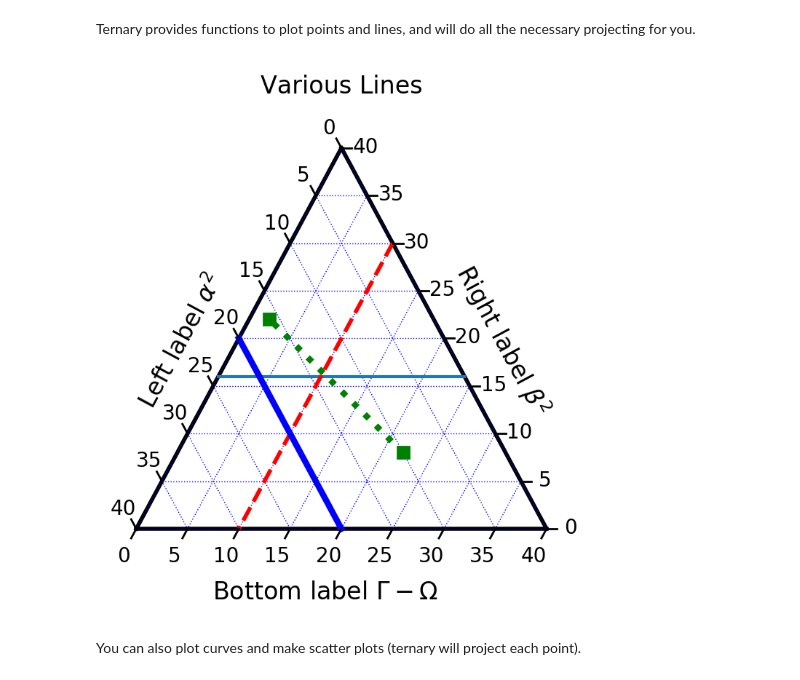
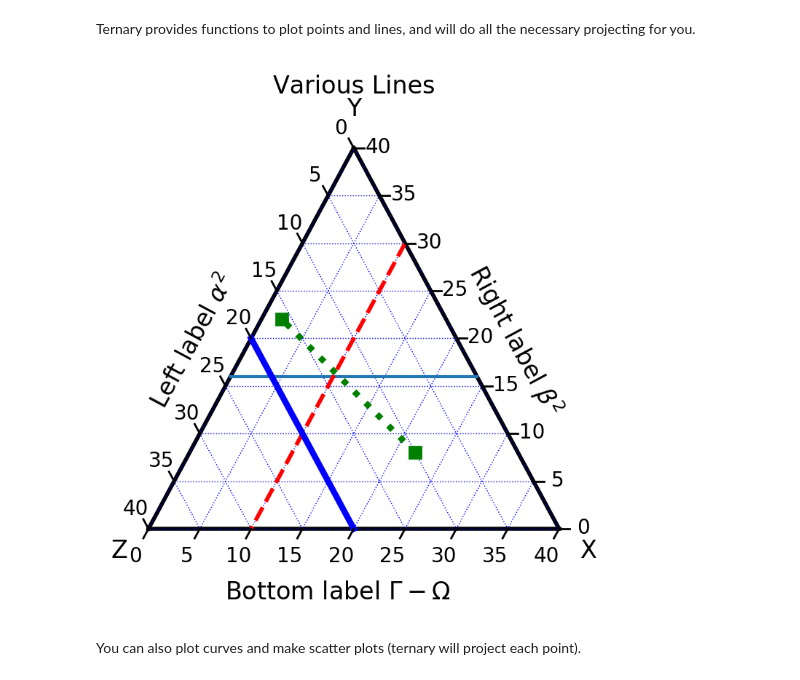
Before and after one commit to marcharper/python-ternary, a Jupyter notebook: examples/Ternary-Examples.ipynb, the cells around one changed output. Drawn from its saved outputs; the diff is of its cells as text; code cells hidden in the pictures.

Commit message:
Fix corner / axis label overwrites and update readme + example notebook

```diff
--- a/examples/Ternary-Examples.ipynb
+++ b/examples/Ternary-Examples.ipynb
@@ -56,34 +56,37 @@ scale = 40
 figure, tax = ternary.figure(scale=scale)
 # figure.set_size_inches(10, 10)
 
 # Draw Boundary and Gridlines
 tax.boundary(linewidth=2.0)
 tax.gridlines(color="blue", multiple=5)
 
 # Set Axis labels and Title
 fontsize = 12
 offset = 0.14
 tax.set_title("Various Lines\n", fontsize=fontsize)
+tax.right_corner_label("X", fontsize=fontsize)
+tax.top_corner_label("Y", fontsize=fontsize)
+tax.left_corner_label("Z", fontsize=fontsize)
 tax.left_axis_label("Left label $\\alpha^2$", fontsize=fontsize, offset=offset)
 tax.right_axis_label("Right label $\\beta^2$", fontsize=fontsize, offset=offset)
 tax.bottom_axis_label("Bottom label $\\Gamma - \\Omega$", fontsize=fontsize, offset=offset)
 
 # Draw lines parallel to the axes
 tax.horizontal_line(16)
 tax.left_parallel_line(10, linewidth=2., color='red', linestyle="--")
 tax.right_parallel_line(20, linewidth=3., color='blue')
 # Draw an arbitrary line, ternary will project the points for you
 p1 = (22, 8, 10)
 p2 = (2, 22, 16)
 tax.line(p1, p2, linewidth=3., marker='s', color='green', linestyle=":")
 
 tax.ticks(axis='lbr', multiple=5, linewidth=1, offset=0.025)
 tax.get_axes().axis('off')
 tax.clear_matplotlib_ticks()
 
 tax.show()
 # %% [output]
-[figure, old version]
+[figure, new version]
 # %% [markdown]
 You can also plot curves and make scatter plots (ternary will project each point).
 # %%
```
Also changed, not shown: parts of 3 cells of this notebook, 3 other files.
